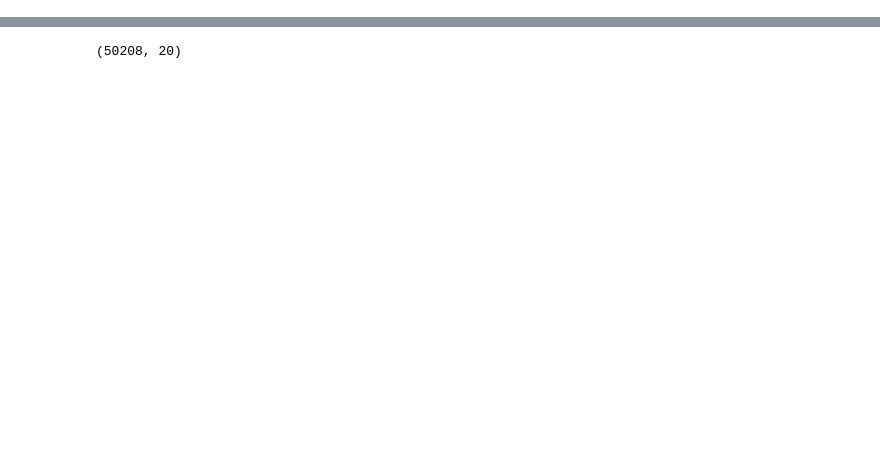
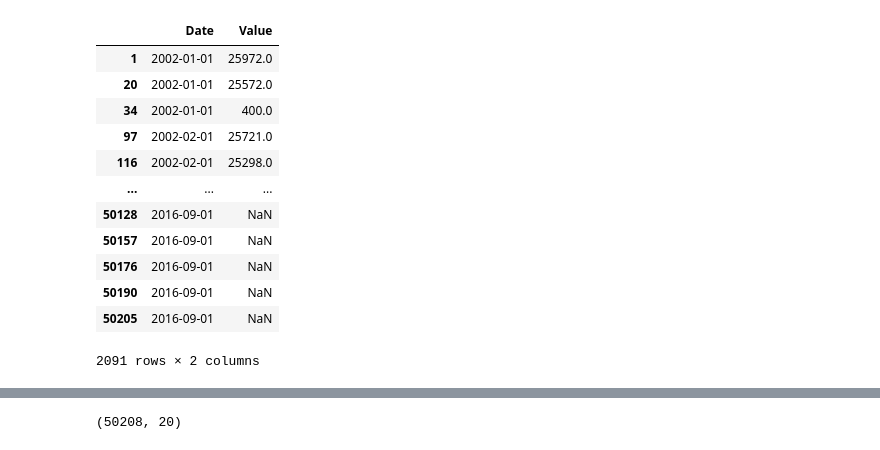
Before and after one commit to bjudson22/New_Construction_Trends, a Jupyter notebook: Construction_Analysis.ipynb, the cells around one changed output, grey strips where cells are left out. Saved outputs shown, nothing was run; the diff lists cells and outputs as text; code cells hidden in the pictures; blank space fills up the shorter version.

```diff
--- a/Construction_Analysis.ipynb
+++ b/Construction_Analysis.ipynb
@@ -27,0 +68,17 @@ df.head(100)
+# %%
+Res_val_date = pd.DataFrame({'Date':Residential_Date,'Value':Residential_val})
+Res_val_date
+# %% [output]
+|  | Date | Value |
+| 1 | 2002-01-01 | 25972.0 |
+| 20 | 2002-01-01 | 25572.0 |
+| 34 | 2002-01-01 | 400.0 |
+| 97 | 2002-02-01 | 25721.0 |
+| 116 | 2002-02-01 | 25298.0 |
+| ... | ... | ... |
+| 50128 | 2016-09-01 | NaN |
+| 50157 | 2016-09-01 | NaN |
+| 50176 | 2016-09-01 | NaN |
+| 50190 | 2016-09-01 | NaN |
+| 50205 | 2016-09-01 | NaN |
+2091 rows × 2 columns
```
Also changed, not shown: parts of 14 cells of this notebook.
